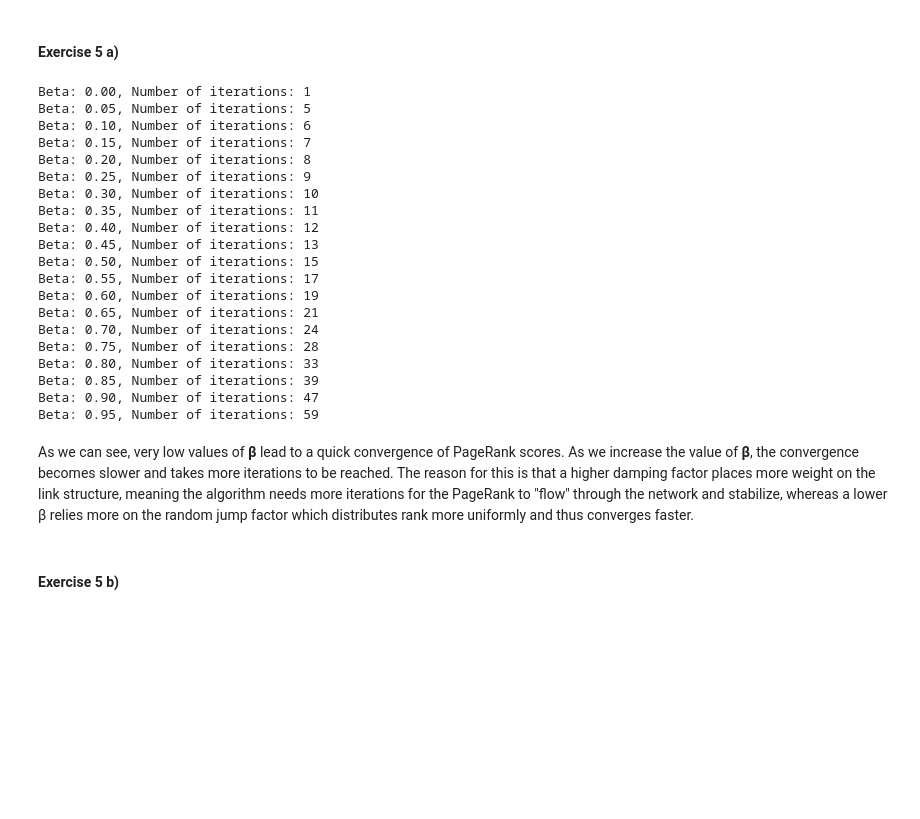
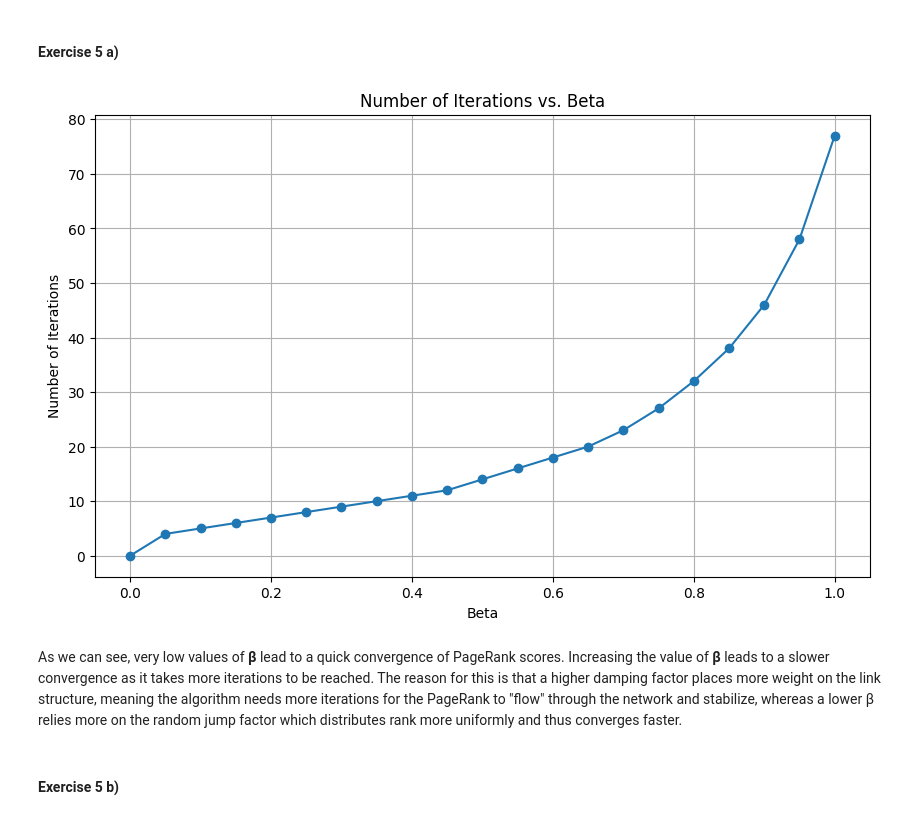
Before and after one commit to Adriano-7/network-science, a Jupyter notebook: hmk2/main.ipynb, the cells around one changed output. Saved outputs shown, nothing was run; the diff lists cells and outputs as text; code cells hidden in the pictures; blank space fills up the shorter version.

```diff
--- a/hmk2/main.ipynb
+++ b/hmk2/main.ipynb
@@ -251,34 +250,26 @@ PR state at it. 38: [0.07126005 0.29312599 0.12046154 0.17365228 0.12046154 0.14
 # %% [markdown]
 #### Exercise 5 a)
+# %%
+betas = np.arange(0.0, 1.05, 0.05)
+iterations = []
+scores = []
+for beta in betas:
+    pr = NormalizedPageRank(net4, beta=beta)
+    pr.calculate_scores()
+    iterations.append(pr.number_of_iterations())
+    scores.append(pr.scores.copy())
 # %%
-curr_beta = 0.0
-while curr_beta <= 1.0:
-    pr = NormalizedPageRank(net4, beta=curr_beta)
-    pr.calculate_scores()
-    print(f"Beta: {curr_beta:.2f}, Number of iterations: {pr.number_of_iterations()}")
-    curr_beta += 0.05
+plt.figure(figsize=(10, 6))
+plt.plot(betas, iterations, marker='o')
+plt.xlabel('Beta')
+plt.ylabel('Number of Iterations')
+plt.title('Number of Iterations vs. Beta')
+plt.grid()
+plt.savefig('docs/ex5_iterations_vs_beta.png')
+plt.show()
 # %% [output]
-Beta: 0.00, Number of iterations: 1
-Beta: 0.05, Number of iterations: 5
-Beta: 0.10, Number of iterations: 6
-Beta: 0.15, Number of iterations: 7
-Beta: 0.20, Number of iterations: 8
-Beta: 0.25, Number of iterations: 9
-Beta: 0.30, Number of iterations: 10
-Beta: 0.35, Number of iterations: 11
-Beta: 0.40, Number of iterations: 12
-Beta: 0.45, Number of iterations: 13
-Beta: 0.50, Number of iterations: 15
-Beta: 0.55, Number of iterations: 17
-Beta: 0.60, Number of iterations: 19
-Beta: 0.65, Number of iterations: 21
-Beta: 0.70, Number of iterations: 24
-Beta: 0.75, Number of iterations: 28
-Beta: 0.80, Number of iterations: 33
-Beta: 0.85, Number of iterations: 39
-Beta: 0.90, Number of iterations: 47
-Beta: 0.95, Number of iterations: 59
+[figure, added]
 # %% [markdown]
-As we can see, very low values of **β** lead to a quick convergence of PageRank scores. As we increase the value of **β**, the convergence becomes slower and takes more iterations to be reached. The reason for this is that a higher damping factor places more weight on the link structure, meaning the algorithm needs more iterations for the PageRank to "flow" through the network and stabilize, whereas a lower β relies more on the random jump factor which distributes rank more uniformly and thus converges faster.
+As we can see, very low values of **β** lead to a quick convergence of PageRank scores. Increasing the value of **β** leads to a slower convergence as it takes more iterations to be reached. The reason for this is that a higher damping factor places more weight on the link structure, meaning the algorithm needs more iterations for the PageRank to "flow" through the network and stabilize, whereas a lower β relies more on the random jump factor which distributes rank more uniformly and thus converges faster.
 # %% [markdown]
 #### Exercise 5 b)
```
Also changed, not shown: parts of 5 cells of this notebook, 4 other files.
